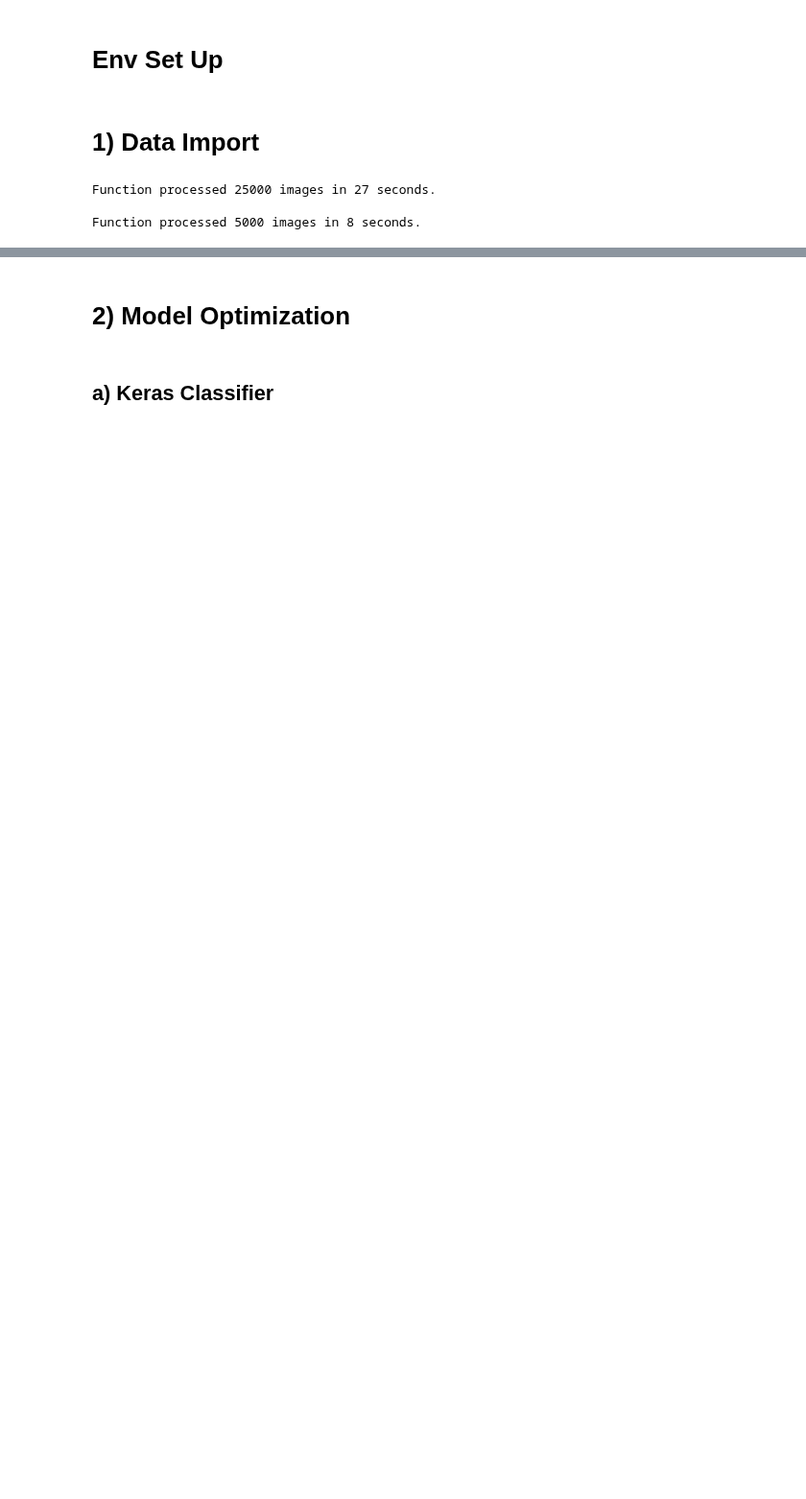
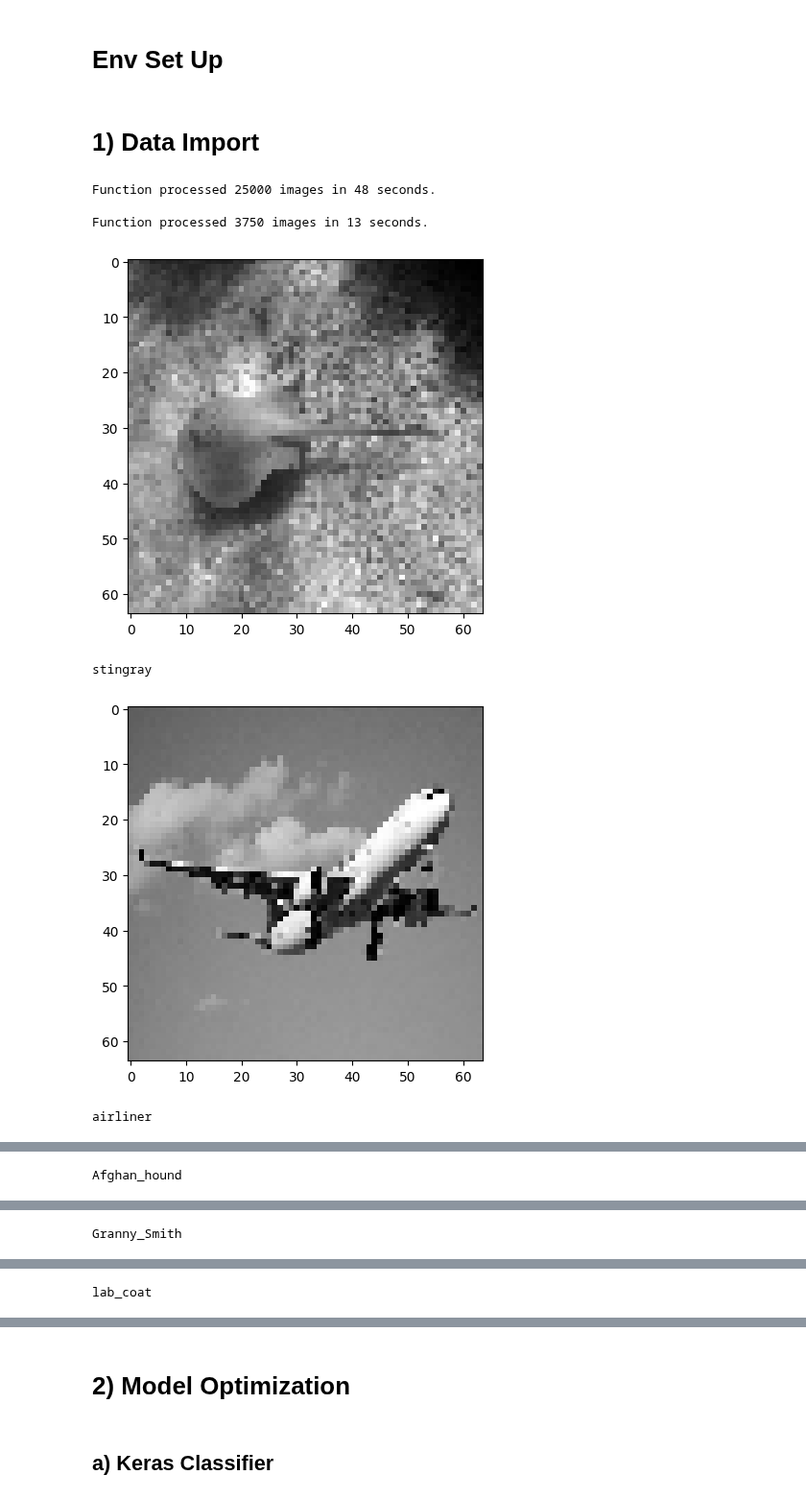
Before and after one commit to llouis01/Code-Gym, a Jupyter notebook: compviz/imgNet/optimize_training.ipynb, the cells around one changed output, grey strips where cells are left out. Shown at 96% size. Cells and saved outputs as stored; diff of their text form; code cells hidden in the pictures; blank space fills up the shorter version.

```diff
--- a/compviz/imgNet/optimize_training.ipynb
+++ b/compviz/imgNet/optimize_training.ipynb
@@ -71,10 +70,16 @@ kt_path = "C:/Users/RoiMinuit/Desktop/data/ILSVRC/Tuning_Res/KT"
 # save best model
 model_path = "C:/Users/RoiMinuit/Desktop/data/ILSVRC/Tuning_Res/KT/Model"
 # %%
-# data import - 35K
-train_images, train_labels = FI2(train_dir, 25000)
-test_images, test_labels = FI2(val_dir, 5000)
+# data import
+train_images, train_labels, val_images, val_labels = get_images(train_dir, train_dir, 25000)
 # %% [output]
-Function processed 25000 images in 27 seconds.
+Function processed 25000 images in 48 seconds.
 
-Function processed 5000 images in 8 seconds.
+Function processed 3750 images in 13 seconds.
+# %%
+view_train_images(train_images, train_labels)
+# %% [output]
+[figure, added]
+stingray
+[figure, added]
+airliner
@@ -80,0 +87 @@ Function processed 5000 images in 8 seconds.
+Afghan_hound
@@ -80,0 +89 @@ Function processed 5000 images in 8 seconds.
+Granny_Smith
@@ -80,0 +91 @@ Function processed 5000 images in 8 seconds.
+lab_coat
```
Also changed, not shown: parts of 12 cells of this notebook, 1 other file.
